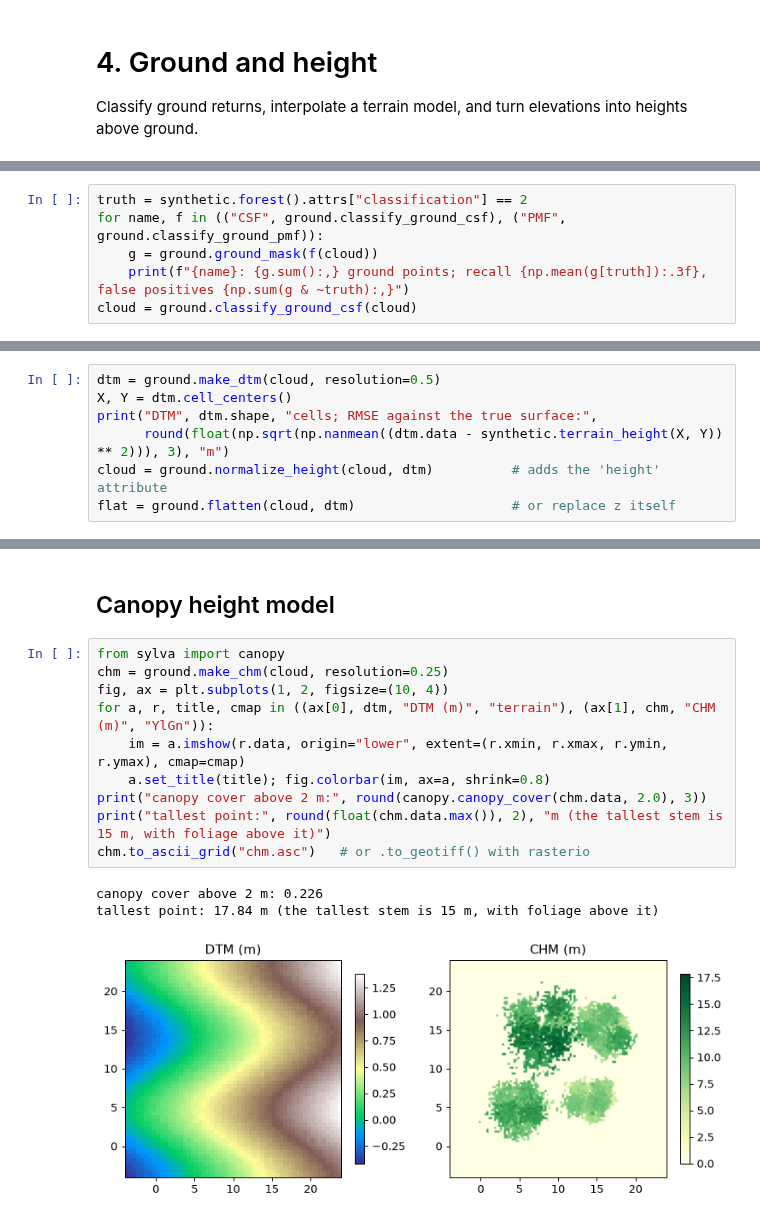
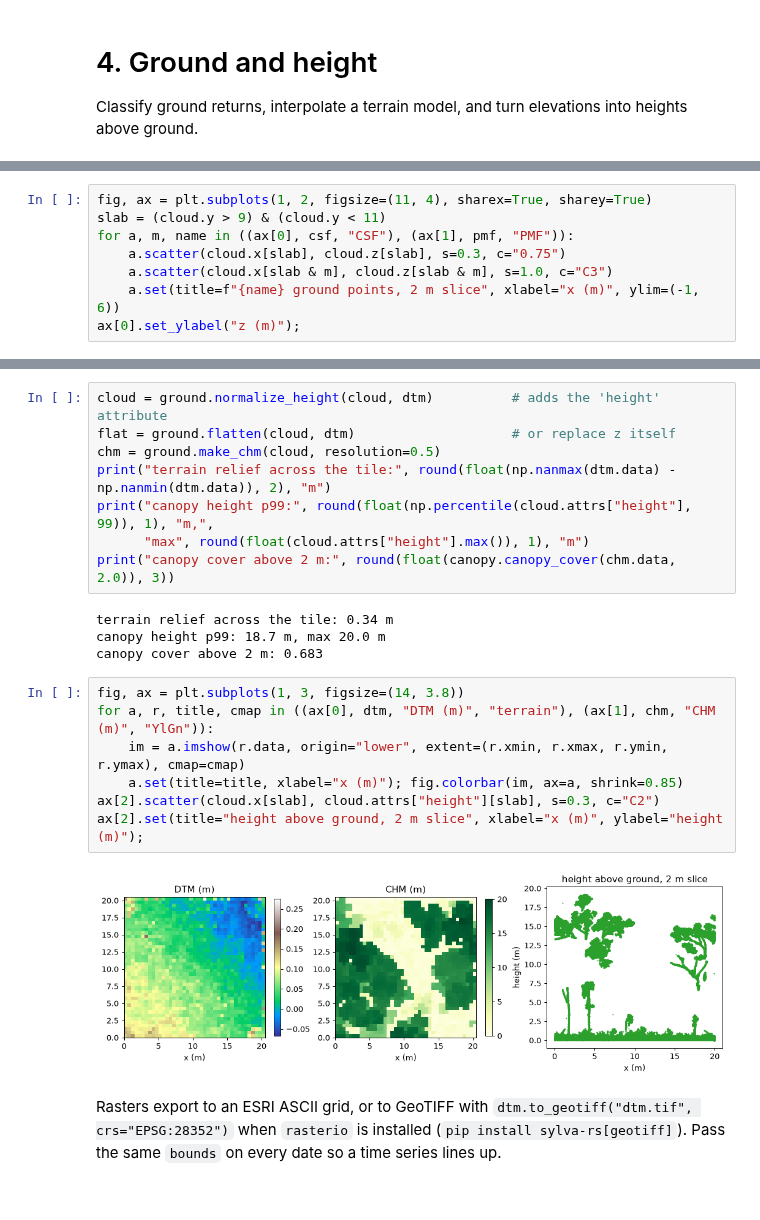
Before and after one commit to UQ-EORC/Sylva, a Jupyter notebook: docs/examples/04_ground.ipynb, the cells around one changed output, grey strips where cells are left out. Cells and saved outputs as stored; diff of their text form.

```diff
--- a/docs/examples/04_ground.ipynb
+++ b/docs/examples/04_ground.ipynb
@@ -24,6 +30,0 @@ some cells have no ground return at all.
-# %%
-truth = synthetic.forest().attrs["classification"] == 2
-for name, f in (("CSF", ground.classify_ground_csf), ("PMF", ground.classify_ground_pmf)):
-    g = ground.ground_mask(f(cloud))
-    print(f"{name}: {g.sum():,} ground points; recall {np.mean(g[truth]):.3f}, false positives {np.sum(g & ~truth):,}")
-cloud = ground.classify_ground_csf(cloud)
@@ -32,0 +47,8 @@ PMF: 43,099 ground points; recall 1.000, false positives 3,099
+# %%
+fig, ax = plt.subplots(1, 2, figsize=(11, 4), sharex=True, sharey=True)
+slab = (cloud.y > 9) & (cloud.y < 11)
+for a, m, name in ((ax[0], csf, "CSF"), (ax[1], pmf, "PMF")):
+    a.scatter(cloud.x[slab], cloud.z[slab], s=0.3, c="0.75")
+    a.scatter(cloud.x[slab & m], cloud.z[slab & m], s=1.0, c="C3")
+    a.set(title=f"{name} ground points, 2 m slice", xlabel="x (m)", ylim=(-1, 6))
+ax[0].set_ylabel("z (m)");
@@ -35,7 +58,0 @@ PMF: 43,099 ground points; recall 1.000, false positives 3,099
-# %%
-dtm = ground.make_dtm(cloud, resolution=0.5)
-X, Y = dtm.cell_centers()
-print("DTM", dtm.shape, "cells; RMSE against the true surface:",
-      round(float(np.sqrt(np.nanmean((dtm.data - synthetic.terrain_height(X, Y)) ** 2))), 3), "m")
-cloud = ground.normalize_height(cloud, dtm)          # adds the 'height' attribute
-flat = ground.flatten(cloud, dtm)                    # or replace z itself
@@ -52,16 +59,26 @@ ax[1].set(title="height above ground", xlabel="x (m)", ylabel="height (m)");
-# %% [markdown]
-## Canopy height model
+# %%
+cloud = ground.normalize_height(cloud, dtm)          # adds the 'height' attribute
+flat = ground.flatten(cloud, dtm)                    # or replace z itself
+chm = ground.make_chm(cloud, resolution=0.5)
+print("terrain relief across the tile:", round(float(np.nanmax(dtm.data) - np.nanmin(dtm.data)), 2), "m")
+print("canopy height p99:", round(float(np.percentile(cloud.attrs["height"], 99)), 1), "m,",
+      "max", round(float(cloud.attrs["height"].max()), 1), "m")
+print("canopy cover above 2 m:", round(float(canopy.canopy_cover(chm.data, 2.0)), 3))
+# %% [output]
+terrain relief across the tile: 0.34 m
+canopy height p99: 18.7 m, max 20.0 m
+canopy cover above 2 m: 0.683
 # %%
-from sylva import canopy
-chm = ground.make_chm(cloud, resolution=0.25)
-fig, ax = plt.subplots(1, 2, figsize=(10, 4))
+fig, ax = plt.subplots(1, 3, figsize=(14, 3.8))
 for a, r, title, cmap in ((ax[0], dtm, "DTM (m)", "terrain"), (ax[1], chm, "CHM (m)", "YlGn")):
     im = a.imshow(r.data, origin="lower", extent=(r.xmin, r.xmax, r.ymin, r.ymax), cmap=cmap)
-    a.set_title(title); fig.colorbar(im, ax=a, shrink=0.8)
-print("canopy cover above 2 m:", round(canopy.canopy_cover(chm.data, 2.0), 3))
-print("tallest point:", round(float(chm.data.max()), 2), "m (the tallest stem is 15 m, with foliage above it)")
-chm.to_ascii_grid("chm.asc")   # or .to_geotiff() with rasterio
+    a.set(title=title, xlabel="x (m)"); fig.colorbar(im, ax=a, shrink=0.85)
+ax[2].scatter(cloud.x[slab], cloud.attrs["height"][slab], s=0.3, c="C2")
+ax[2].set(title="height above ground, 2 m slice", xlabel="x (m)", ylabel="height (m)");
 # %% [output]
-canopy cover above 2 m: 0.226
-tallest point: 17.84 m (the tallest stem is 15 m, with foliage above it)
-[figure, old version]
+[figure, new version]
+# %% [markdown]
+Rasters export to an ESRI ASCII grid, or to GeoTIFF with
+`dtm.to_geotiff("dtm.tif", crs="EPSG:28352")` when `rasterio` is installed
+(`pip install sylva-rs[geotiff]`). Pass the same `bounds` on every date so a
+time series lines up.
```
Also changed, not shown: parts of 9 cells of this notebook, 14 other files.
